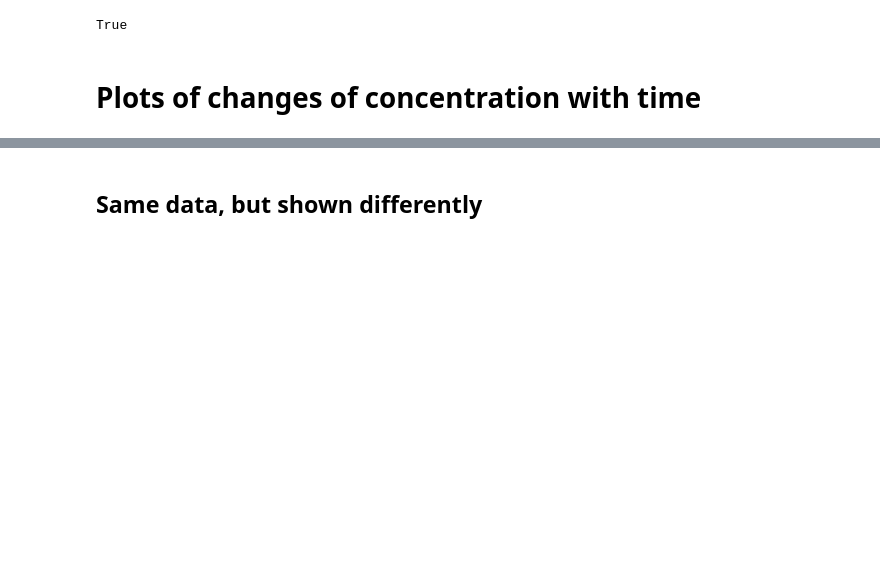
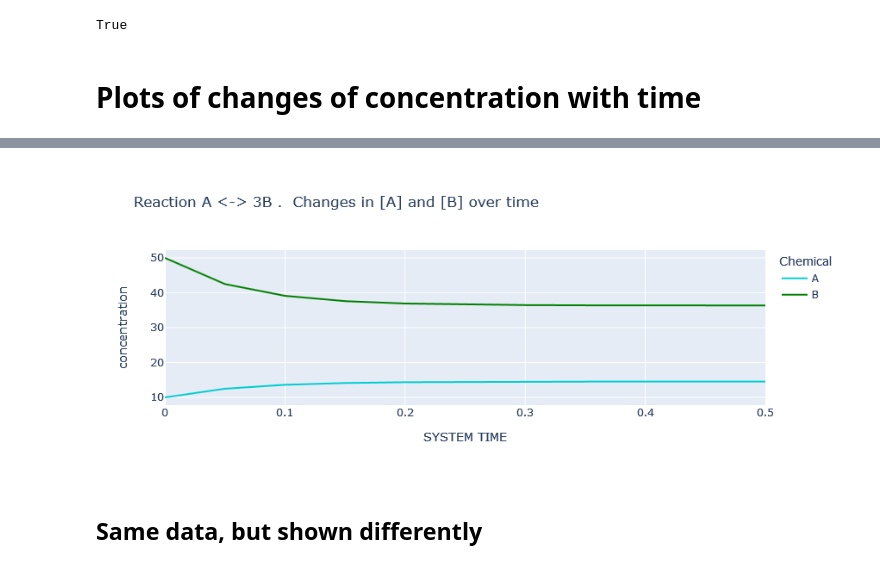
Before and after one commit to BrainAnnex/life123, a Jupyter notebook: experiments/1D/reaction_diffusion/state_space_1.ipynb, the cells around one changed output, grey strips where cells are left out. Drawn from its saved outputs; the diff is of its cells as text; code cells hidden in the pictures; blank space fills up the shorter version.

```diff
--- a/experiments/1D/reaction_diffusion/state_space_1.ipynb
+++ b/experiments/1D/reaction_diffusion/state_space_1.ipynb
@@ -43,8 +43,8 @@ chem_data.add_reaction(reactants=["A"], products=[(3,"B",1)], forward_rate=5., r
 
 bio = BioSim1D(n_bins=1, chem_data=chem_data)
 
-bio.set_uniform_concentration(species_index=0, conc=10.)
-bio.set_uniform_concentration(species_index=1, conc=50.)
+bio.set_uniform_concentration(species_name="A", conc=10.)
+bio.set_uniform_concentration(species_name="B", conc=50.)
 
 bio.describe_state()
 # %% [output]
@@ -116,7 +116,7 @@ df = bio.get_history()
 
 px.line(data_frame=df, x="SYSTEM TIME", y=["A", "B"],
               title="Reaction A <-> 3B .  Changes in [A] and [B] over time",
-              color_discrete_sequence = ['navy', 'darkorange'],
+              color_discrete_sequence = ['darkturquoise', 'green'],
               labels={"value":"concentration", "variable":"Chemical"})
 # %% [output]
 [interactive output not drawn]
@@ -124,3 +123,4 @@ px.line(data_frame=df, x="SYSTEM TIME", y=["A", "B"],
+[figure, added]
 # %% [markdown]
 ## Same data, but shown differently
 # %%
```
Also changed, not shown: parts of 7 cells of this notebook, 9 other files.
